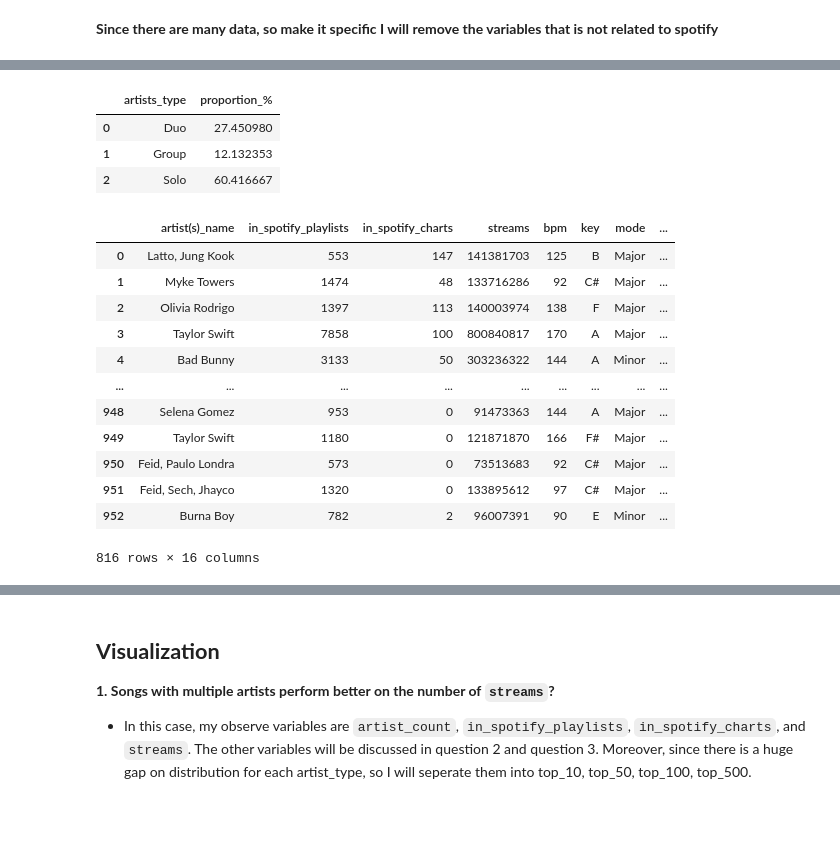
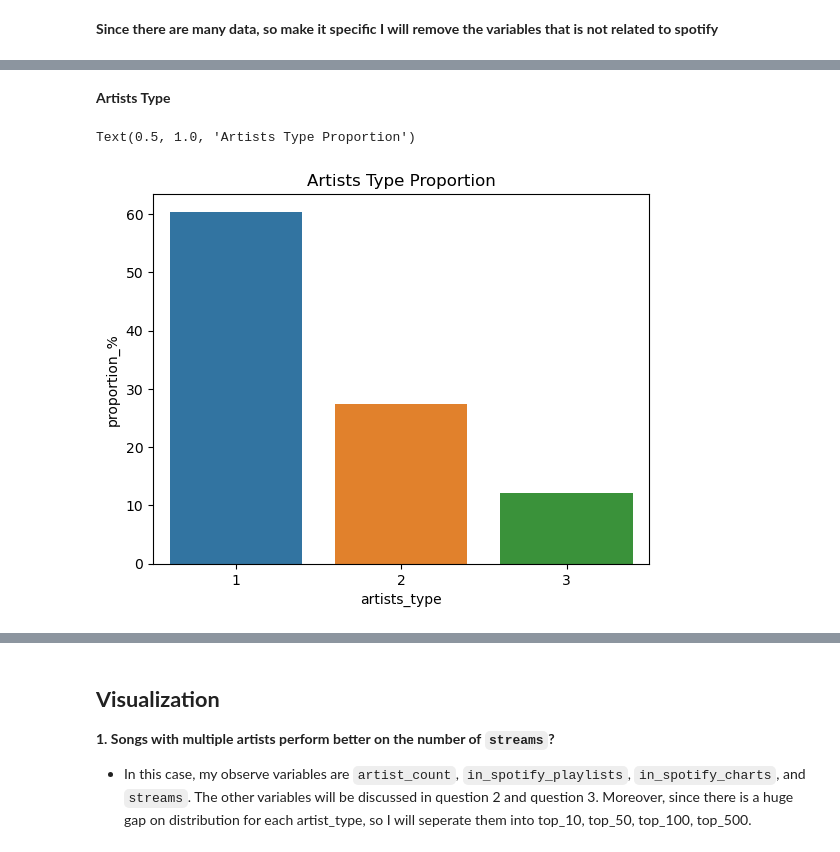
Before and after one commit to low122/Spotify-music-trend, a Jupyter notebook: spotifyAnalysis.ipynb, the cells around one changed output, grey strips where cells are left out. Cells and saved outputs as stored; diff of their text form; code cells hidden in the pictures; blank space fills up the shorter version.

```diff
--- a/spotifyAnalysis.ipynb
+++ b/spotifyAnalysis.ipynb
@@ -251,31 +367,17 @@ new_spotify_data.drop(['artist_count'], axis = 1, inplace = True)
+# %% [markdown]
+**Artists Type**
 # %%
 artists_type_counts = new_spotify_data.groupby('artists_type')['artists_type'].count()
 total_artists_type = artists_type_counts.sum()
 proportion = (artists_type_counts / total_artists_type) * 100
 # Convert Series to DataFrame with appropriate column names
 proportion_df = pd.DataFrame({
     'artists_type': proportion.index,
     'proportion_%': proportion.values
 })
-proportion_df
+
+sns.barplot(data = proportion_df, x = 'artists_type', y = 'proportion_%')
+plt.title('Artists Type Proportion')
 # %% [output]
-|  | artists_type | proportion_% |
-| 0 | Duo | 27.450980 |
-| 1 | Group | 12.132353 |
-| 2 | Solo | 60.416667 |
+Text(0.5, 1.0, 'Artists Type Proportion')
+[figure, added]
-# %%
-new_spotify_data
-# %% [output]
-|  | artist(s)_name | in_spotify_playlists | in_spotify_charts | streams | bpm | key | mode | ... |
-| 0 | Latto, Jung Kook | 553 | 147 | 141381703 | 125 | B | Major | ... |
-| 1 | Myke Towers | 1474 | 48 | 133716286 | 92 | C# | Major | ... |
-| 2 | Olivia Rodrigo | 1397 | 113 | 140003974 | 138 | F | Major | ... |
-| 3 | Taylor Swift | 7858 | 100 | 800840817 | 170 | A | Major | ... |
-| 4 | Bad Bunny | 3133 | 50 | 303236322 | 144 | A | Minor | ... |
-| ... | ... | ... | ... | ... | ... | ... | ... | ... |
-| 948 | Selena Gomez | 953 | 0 | 91473363 | 144 | A | Major | ... |
-| 949 | Taylor Swift | 1180 | 0 | 121871870 | 166 | F# | Major | ... |
-| 950 | Feid, Paulo Londra | 573 | 0 | 73513683 | 92 | C# | Major | ... |
-| 951 | Feid, Sech, Jhayco | 1320 | 0 | 133895612 | 97 | C# | Major | ... |
-| 952 | Burna Boy | 782 | 2 | 96007391 | 90 | E | Minor | ... |
-816 rows × 16 columns
```
Also changed, not shown: parts of 24 cells of this notebook.
